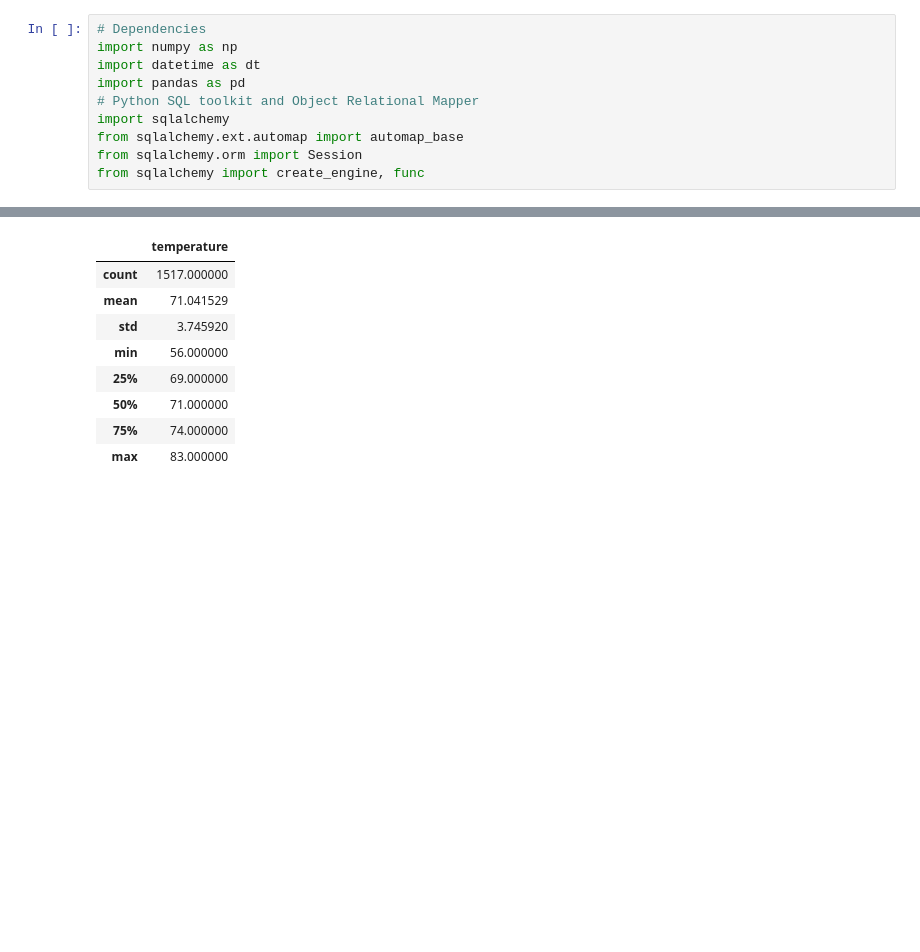
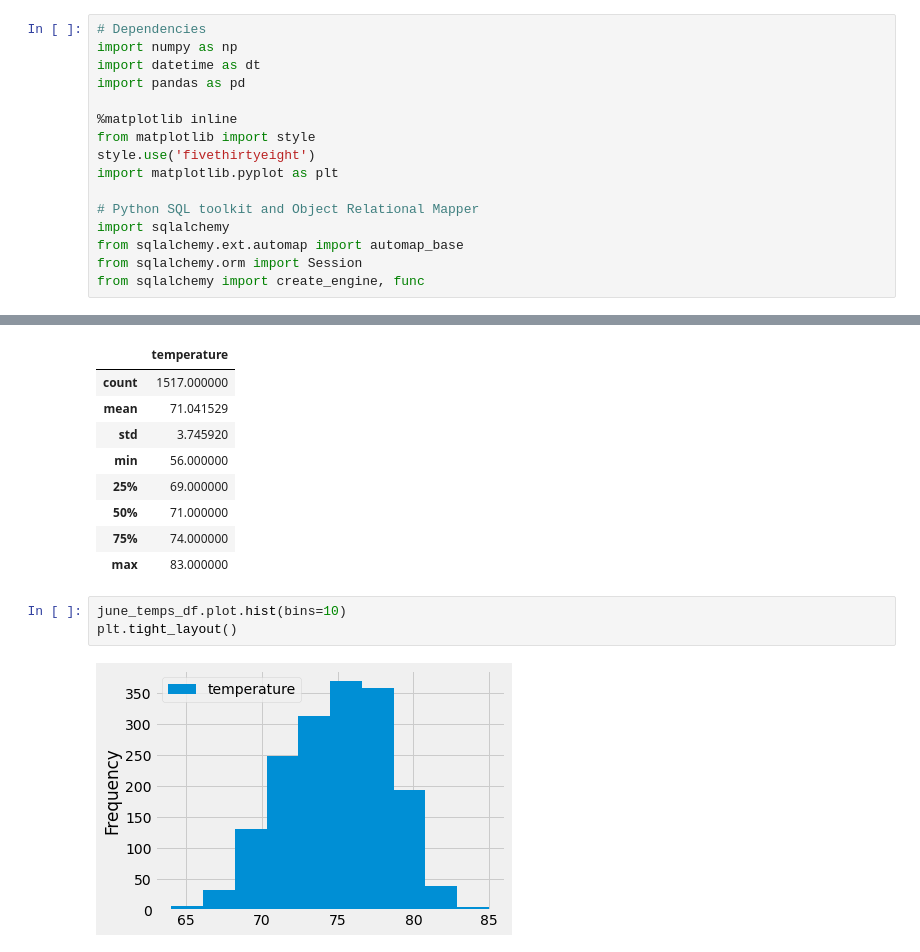
Before and after one commit to tjavaheripour/surfs_up, a Jupyter notebook: SurfsUp_Challenge.ipynb, the cells around one changed output, grey strips where cells are left out. Drawn from its saved outputs; the diff is of its cells as text; blank space fills up the shorter version.

Commit message:
compare June & Dec temperatures

```diff
--- a/SurfsUp_Challenge.ipynb
+++ b/SurfsUp_Challenge.ipynb
@@ -3,6 +3,12 @@
 import numpy as np
 import datetime as dt
 import pandas as pd
+
+%matplotlib inline
+from matplotlib import style
+style.use('fivethirtyeight')
+import matplotlib.pyplot as plt
+
 # Python SQL toolkit and Object Relational Mapper
 import sqlalchemy
 from sqlalchemy.ext.automap import automap_base
@@ -119,3 +125,8 @@ dec_temps_df.describe()
 | 50% | 71.000000 |
 | 75% | 74.000000 |
 | max | 83.000000 |
+# %%
+june_temps_df.plot.hist(bins=10)
+plt.tight_layout()
+# %% [output]
+[figure, added]
```
Also changed, not shown: parts of 2 cells of this notebook.
